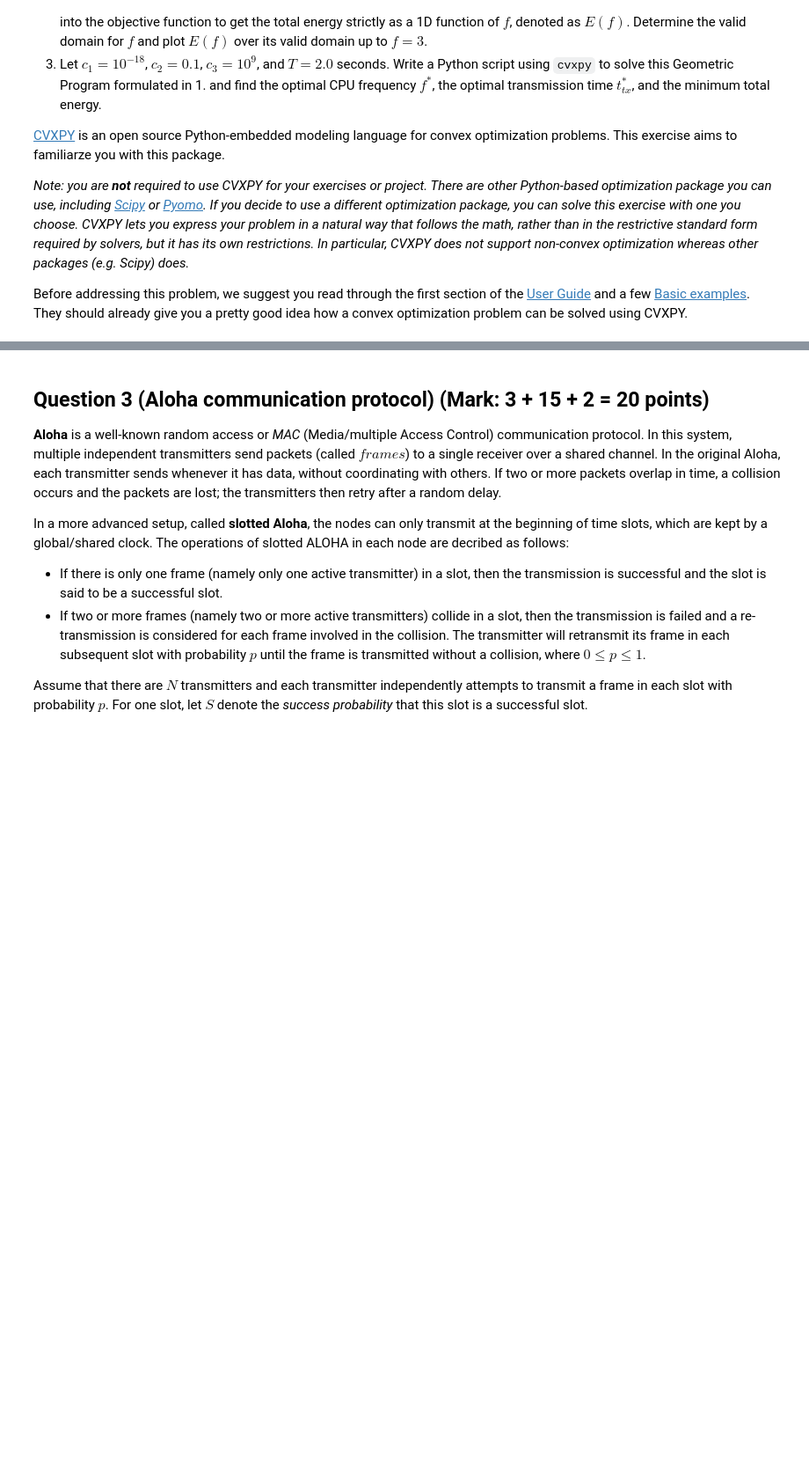
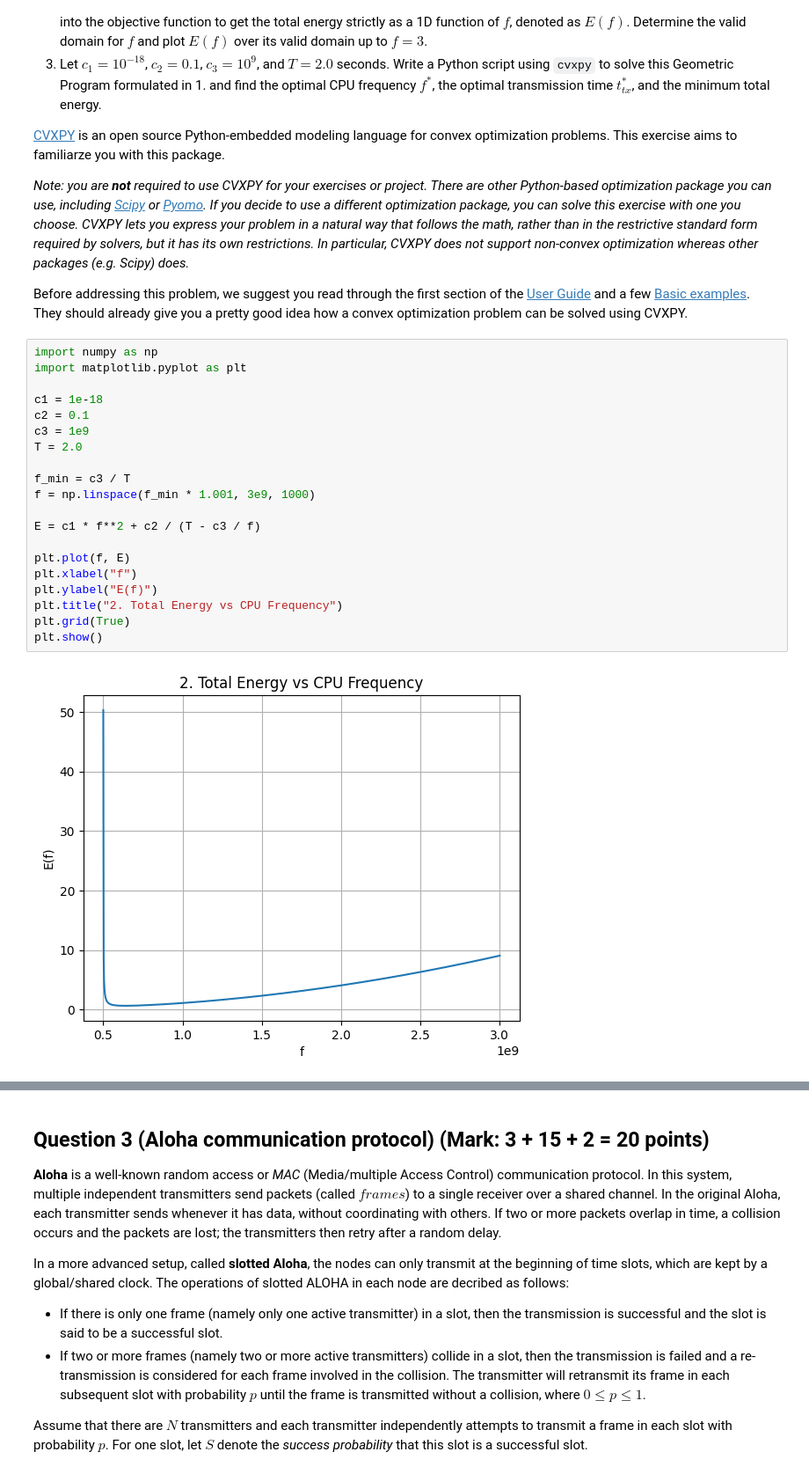
Before and after one commit to patjyp/SOML, a Jupyter notebook: SOML2026_Exercise_1.ipynb, the cells around one changed output, grey strips where cells are left out. Shown at 88% size. Saved outputs shown, nothing was run; the diff lists cells and outputs as text; blank space fills up the shorter version.

```diff
--- a/SOML2026_Exercise_1.ipynb
+++ b/SOML2026_Exercise_1.ipynb
@@ -193,6 +193,28 @@ The device can adjust its CPU frequency $f$ (in Hz) and its transmission time $t
 
 
 Before addressing this problem, we suggest you read through the first section of the [User Guide](https://www.cvxpy.org/tutorial/index.html) and a few [Basic examples](https://www.cvxpy.org/examples/index.html). They should already give you a pretty good idea how a convex optimization problem can be solved using CVXPY.
+# %%
+import numpy as np
+import matplotlib.pyplot as plt
+
+c1 = 1e-18
+c2 = 0.1
+c3 = 1e9
+T = 2.0
+
+f_min = c3 / T
+f = np.linspace(f_min * 1.001, 3e9, 1000)
+
+E = c1 * f**2 + c2 / (T - c3 / f)
+
+plt.plot(f, E)
+plt.xlabel("f")
+plt.ylabel("E(f)")
+plt.title("2. Total Energy vs CPU Frequency")
+plt.grid(True)
+plt.show()
+# %% [output]
+[figure, added]
 # %% [markdown]
 1. We want to minimise total energy $= \mathbf{E_{comp}} + \mathbf{E_{tx}}$ whilst meeting latency requirements $\; \boldsymbol{t}_{\mathrm{comp}} + \boldsymbol{t}_{tx} = \boldsymbol{T},$ whilst meeting physical constraints $\boldsymbol{f} \ge 0, \boldsymbol{t}_{tx} \ge 0.$
 
```
Also changed, not shown: parts of 1 cell of this notebook.
